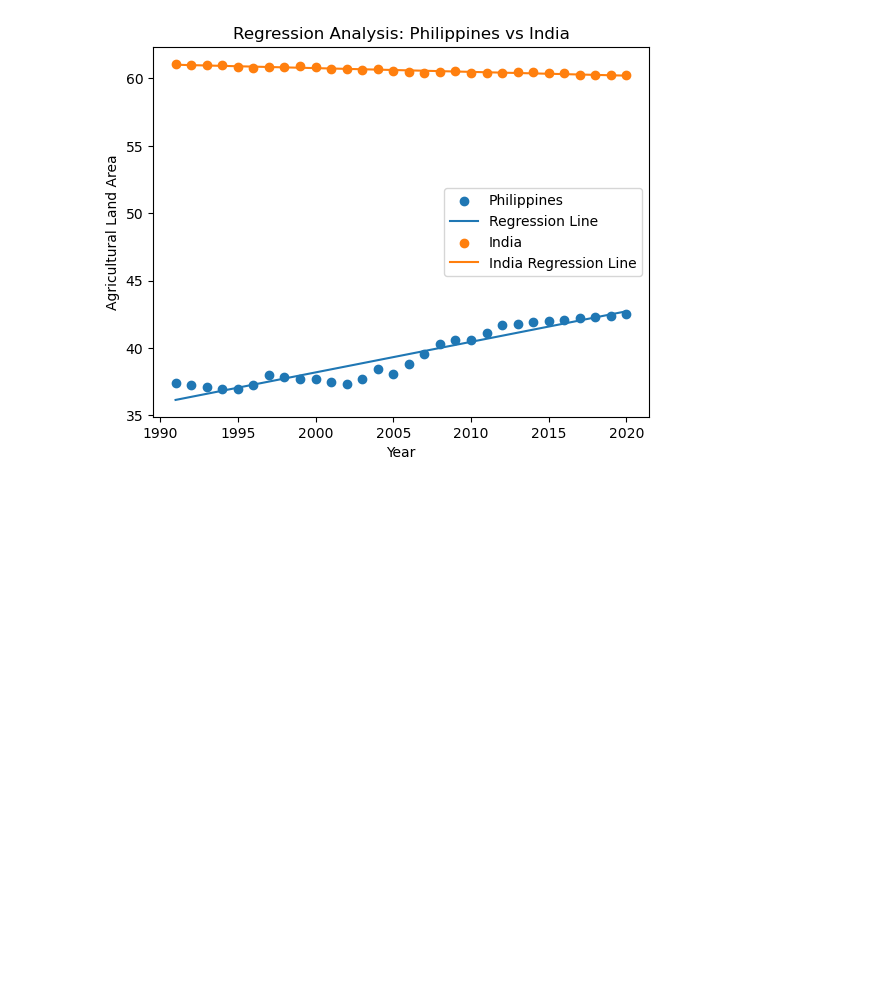
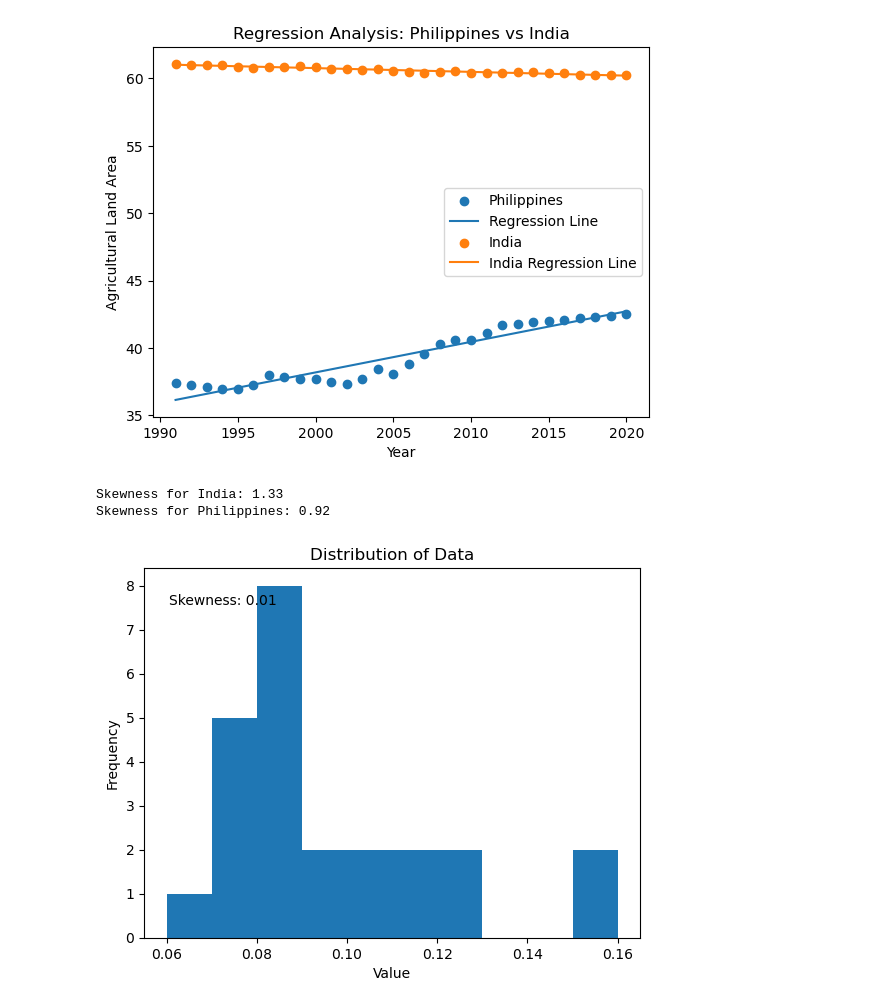
Before and after one commit to arvinmalaluan/002_INPHIRICE, a Jupyter notebook: assets/Untitled.ipynb, the cells around one changed output. Cells and saved outputs as stored; diff of their text form; code cells hidden in the pictures; blank space fills up the shorter version.

```diff
--- a/assets/Untitled.ipynb
+++ b/assets/Untitled.ipynb
@@ -63,3 +63,50 @@ plt.legend()
 plt.show()
 # %% [output]
 [figure]
+# %%
+import pandas as pd
+
+# Create a pandas DataFrame with the given data
+data = {
+    'Year': [1997, 1998, 1999, 2000, 2001, 2002, 2003, 2004, 2005, 2006, 2007, 2008, 2009, 2010, 2011, 2012, 2013, 2014, 2015, 2016, 2017, 2018, 2019, 2020],
+    'India': [0.1599999964237213, 0.12999999523162842, 0.11999999731779099, 0.10999999940395355, 0.10999999940395355, 0.09000000357627869, 0.09000000357627869, 0.07999999821186066, 0.07999999821186066, 0.07000000029802322, 0.07999999821186066, 0.07000000029802322, 0.07000000029802322, 0.10000000149011612, 0.05999999865889549, 0.10000000149011612, 0.07999999821186066, 0.07000000029802322, 0.07000000029802322, 0.07999999821186066, 0.07999999821186066, 0.07999999821186066, 0.07999999821186066, 0.15000000596046448],
+    'Philippines': [0.6899999976158142, 0.6499999761581421, 0.6100000143051147, 0.5799999833106995, 0.550000011920929, 0.5299999713897705, 0.5099999904632568, 0.49000000953674316, 0.4699999988079071, 0.46000000834465027, 0.4399999976158142, 0.4300000071525574, 0.41999998688697815, 0.4099999964237213, 0.4000000059604645, 0.38999998569488525, 0.3799999952316284, 0.3799999952316284, 0.3700000047683716, 0.36000001430511475, 0.36000001430511475, 0.3499999940395355, 0.3499999940395355, 0.3400000035762787]
+}
+
+arrx = [10000, 12000, 9500, 11500, 10200]
+df = pd.DataFrame(data)
+
+# Calculate skewness for each country
+skewness_india = df['India'].skew()
+skewness_philippines = df['Philippines'].skew()
+
+# Print the skewness values
+print("Skewness for India: {:.2f}".format(skewness_india))
+print("Skewness for Philippines: {:.2f}".format(skewness_philippines))
+# %% [output]
+Skewness for India: 1.33
+Skewness for Philippines: 0.92
+# %%
+import matplotlib.pyplot as plt
+import numpy as np
+
+# Sample data
+
+# Plot histogram
+plt.hist(data, bins=10)
+
+# Calculate skewness
+skewness = np.mean(data) - np.median(data)
+
+# Add skewness text
+plt.text(0.05, 0.9, f"Skewness: {skewness:.2f}", transform=plt.gca().transAxes)
+
+# Add labels and title
+plt.xlabel('Value')
+plt.ylabel('Frequency')
+plt.title('Distribution of Data')
+
+# Show the plot
+plt.show()
+# %% [output]
+[figure, added]
```
Also changed, not shown: parts of 2 cells of this notebook.
